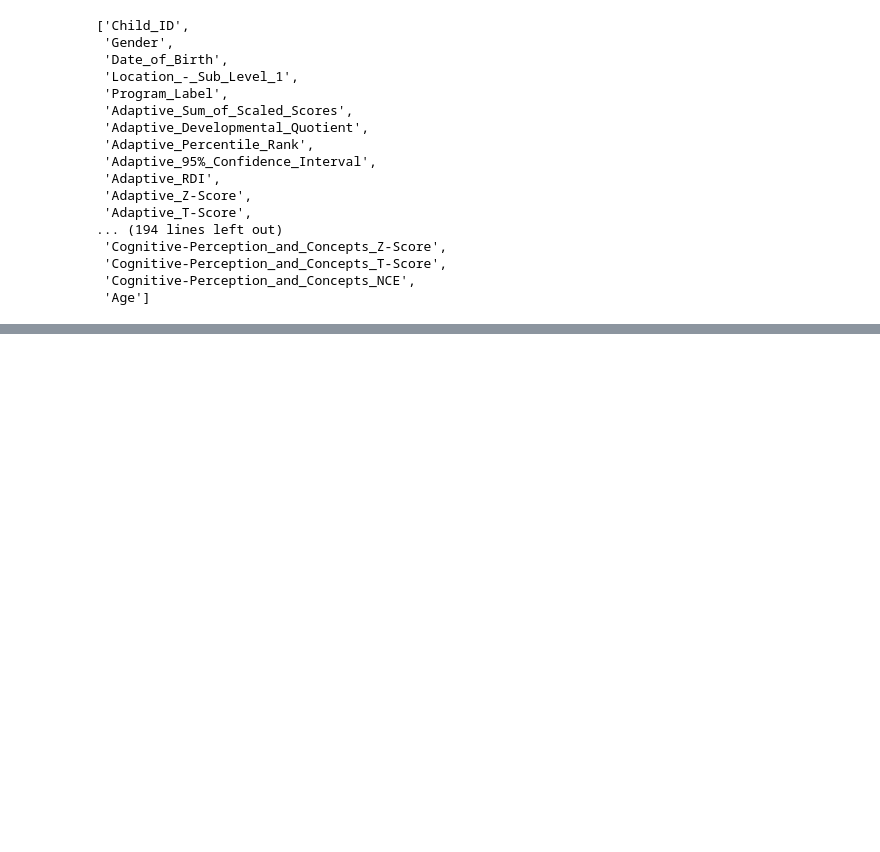
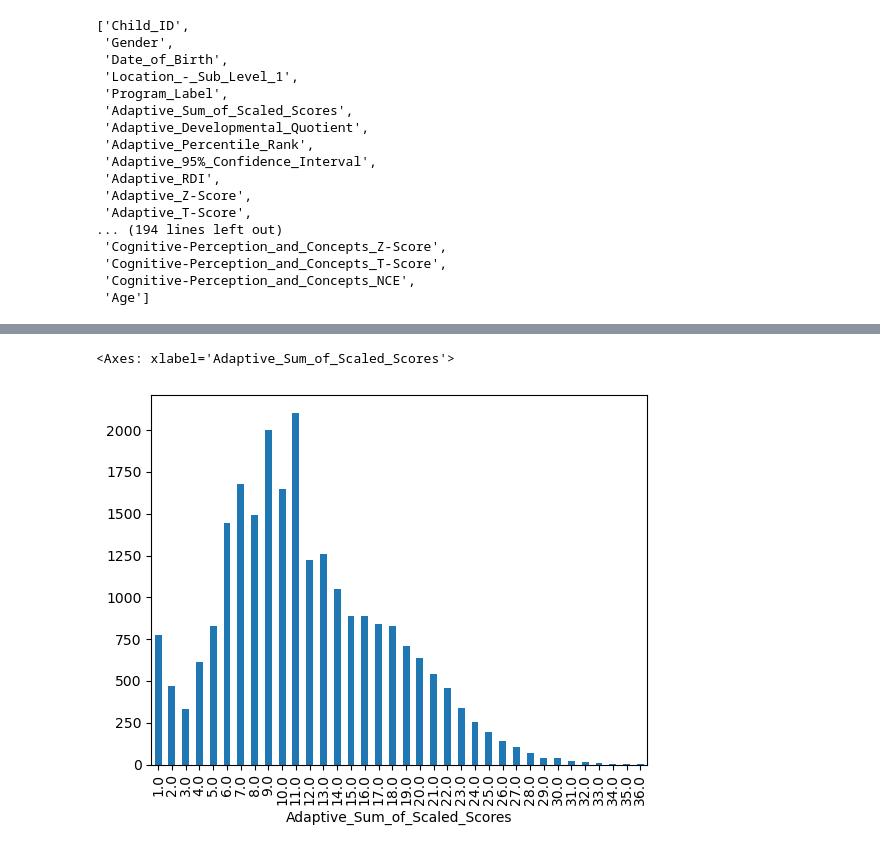
Before and after one commit to NSS-Full-Time-Data-Analytics-11/teis-project-tucker, a Jupyter notebook: teis-project-riley.ipynb, the cells around one changed output, grey strips where cells are left out. Cells and saved outputs as stored; diff of their text form; code cells hidden in the pictures; blank space fills up the shorter version.

```diff
--- a/teis-project-riley.ipynb
+++ b/teis-project-riley.ipynb
@@ -374,0 +356,5 @@ cognitive = evals[['Child_ID',
+# %%
+adaptive['Adaptive_Sum_of_Scaled_Scores'].value_counts(dropna = True).sort_index().plot(kind = 'bar')
+# %% [output]
+<Axes: xlabel='Adaptive_Sum_of_Scaled_Scores'>
+[figure, added]
```
Also changed, not shown: parts of 12 cells of this notebook.
